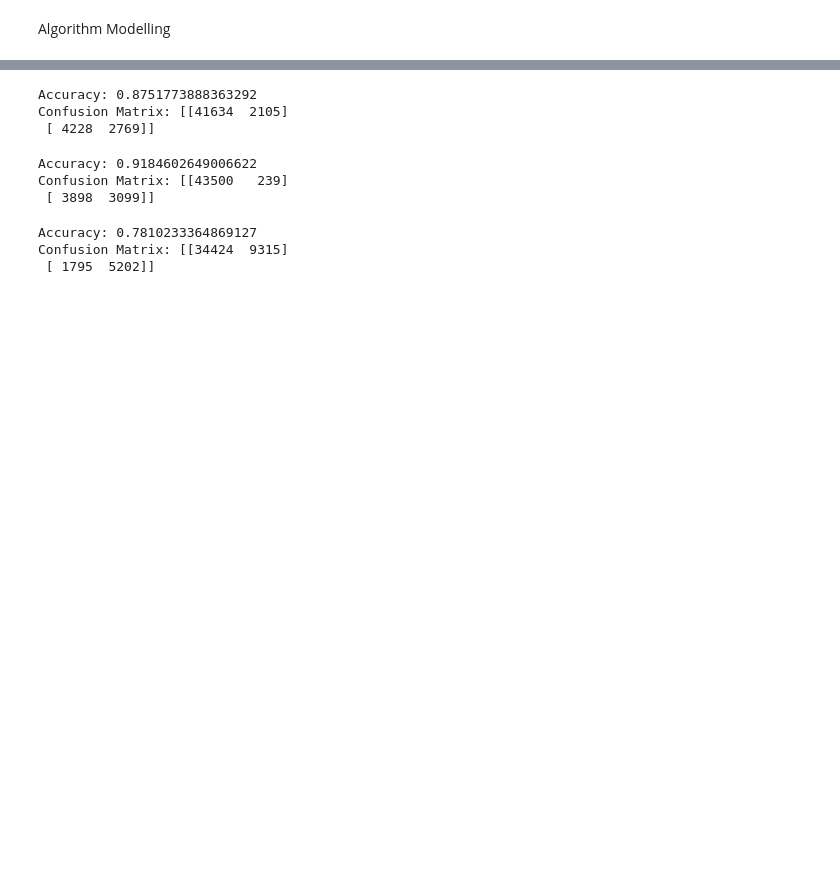
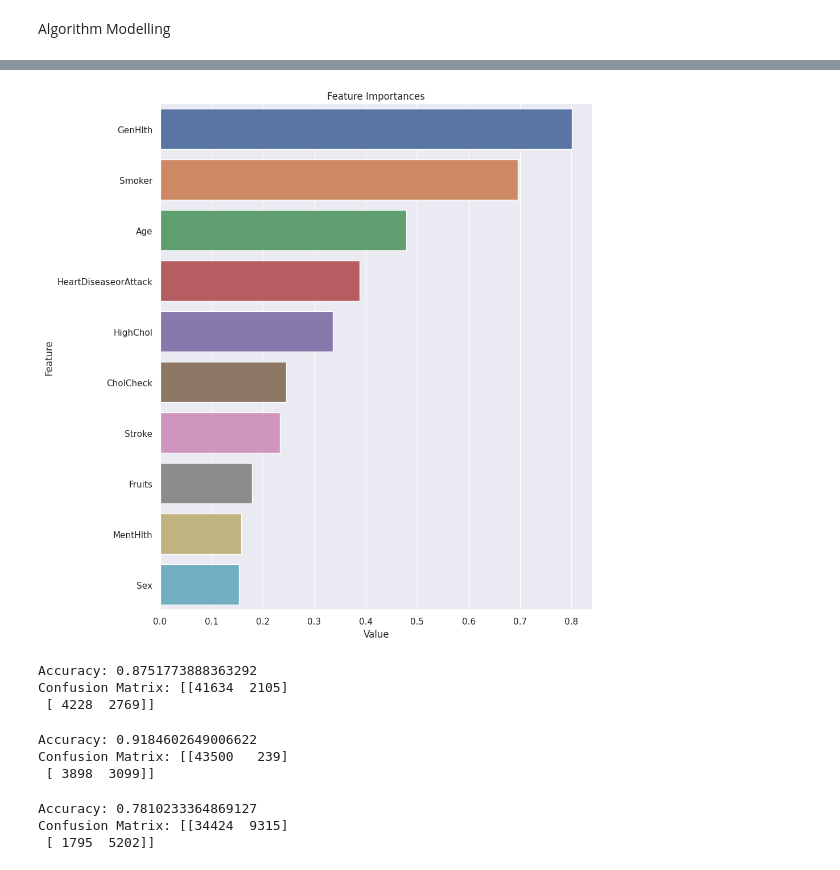
Before and after one commit to GraceOluwafemi/Msc-Project, a Jupyter notebook: project.ipynb, the cells around one changed output, grey strips where cells are left out. Saved outputs shown, nothing was run; the diff lists cells and outputs as text; code cells hidden in the pictures; blank space fills up the shorter version.

```diff
--- a/project.ipynb
+++ b/project.ipynb
@@ -714,3 +749,11 @@ HeartDiseaseorAttack 0.310616     3
+# %%
+# Create a new DataFrame with the output
+new_data1 = new_data.copy()
+# %%
+# Drop columns from the DataFrame
+columns_to_drop = ['PhysHlth','Veggies','Stroke','HighBP','Fruits','BMI','Income','MentHlth','HvyAlcoholConsump','Education','Sex','NoDocbcCost','AnyHealthcare','DiffWalk','PhysActivity']
+#columns_to_drop = ['Stroke','Smoker','HighBP','Fruits']
+new_data1 = new_data1.drop(columns=columns_to_drop, axis=1)
 # %%
 # Drop columns from the DataFrame
 columns_to_drop = ['BMI','Income','MentHlth','Age','HvyAlcoholConsump','CholCheck','Education','Sex','NoDocbcCost','AnyHealthcare','HeartDiseaseorAttack','DiffWalk','PhysActivity']
@@ -737,6 +783,6 @@ print(new_data)
 # %%
-y = new_data.Diabetes_Status
-x = new_data.drop(["Diabetes_Status"],axis = 1)
+y = new_data1.Diabetes_Status
+x = new_data1.drop(["Diabetes_Status"],axis = 1)
 columns = x.columns.tolist()
 # %%
 X_train, X_test, Y_train, Y_test = train_test_split(x, y, test_size = 0.2, random_state = 42)
@@ -771,3 +830,20 @@ Confusion Matrix: [[43739     0]
+# %%
+def plot_importance(model, features, num=10):
+    if not hasattr(model, 'coef_'):
+        raise ValueError("The model does not have the 'coef_' attribute. This function is only applicable to models that provide feature coefficients.")
+
+    feature_imp = pd.DataFrame({'Value': abs(model.coef_[0]), 'Feature': features.columns})
+    plt.figure(figsize=(10, 10))
+    sns.set(font_scale=1)
+    sns.barplot(x="Value", y="Feature", data=feature_imp.sort_values(by="Value", ascending=False)[:num])
+    plt.title('Feature Importances')
+    plt.tight_layout()
+    plt.show()
+
+# Assuming you have already trained the logistic regression model 'lg' and have the feature matrix X_train
+plot_importance(lg, pd.DataFrame(X_train, columns=feature_names))
+# %% [output]
+[figure, added]
 # %%
 from sklearn.naive_bayes import GaussianNB
 from sklearn.metrics import accuracy_score, confusion_matrix
```
Also changed, not shown: parts of 13 cells of this notebook.
